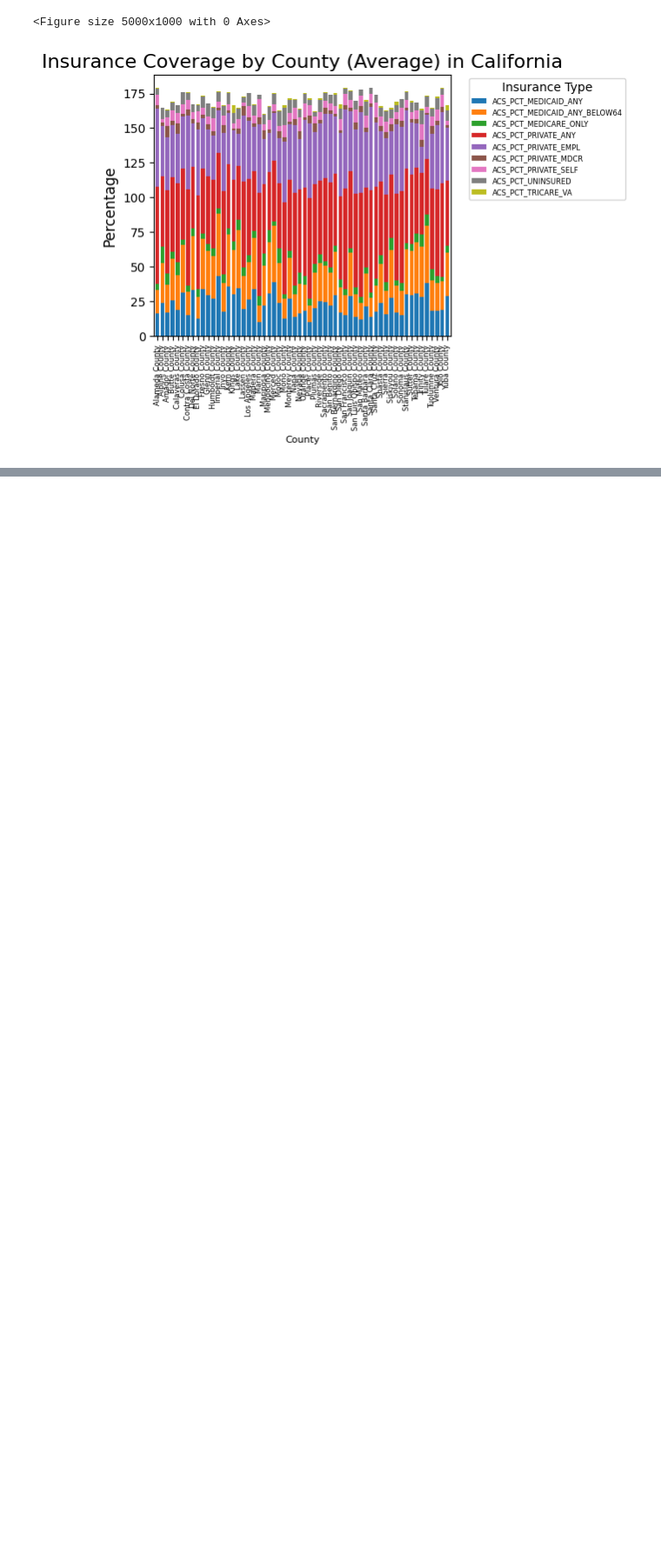
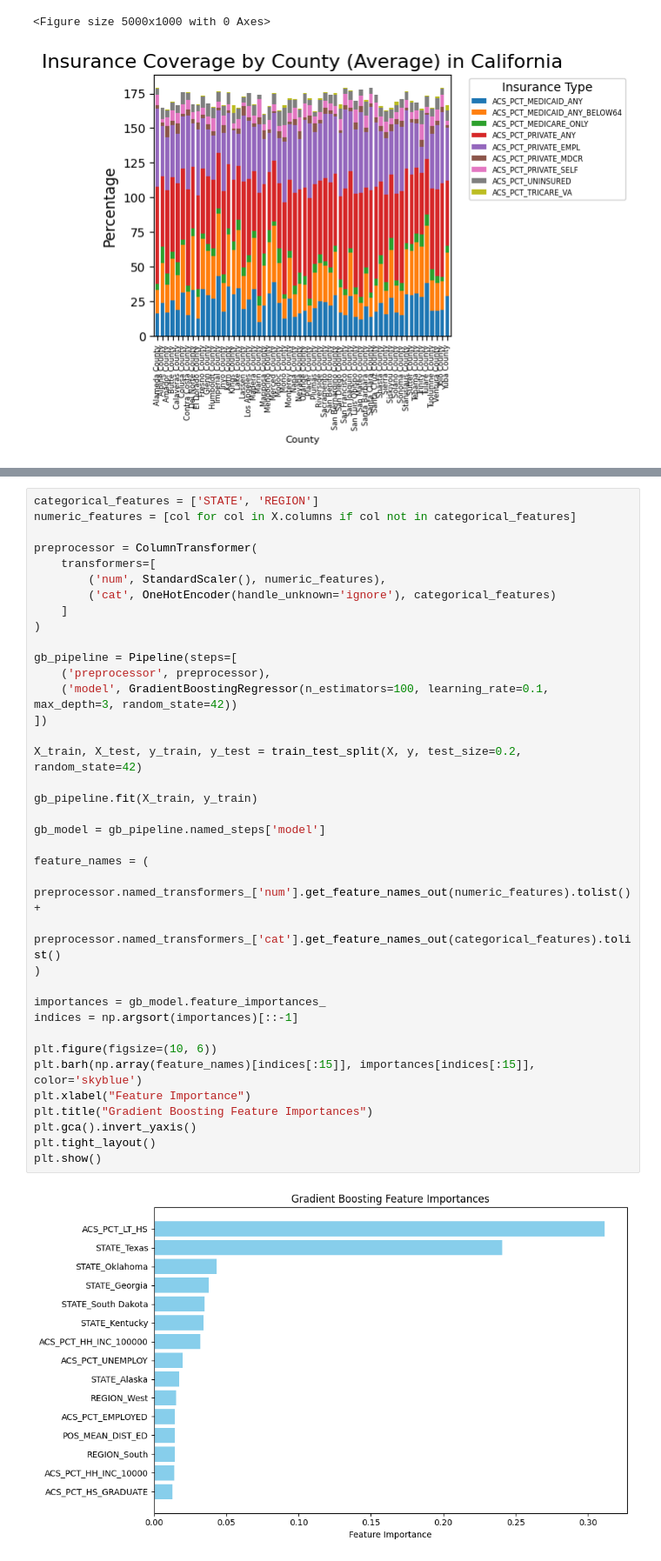
Before and after one commit to madisonmariani4/MarianiHall_SESdisease, a Jupyter notebook: Nat&Mad.ipynb, the cells around one changed output, grey strips where cells are left out. Shown at 87% size. Cells and saved outputs as stored; diff of their text form; blank space fills up the shorter version.

```diff
--- a/Nat&Mad.ipynb
+++ b/Nat&Mad.ipynb
@@ -166,0 +356,39 @@ plt.show()
+# %%
+categorical_features = ['STATE', 'REGION']
+numeric_features = [col for col in X.columns if col not in categorical_features]
+
+preprocessor = ColumnTransformer(
+    transformers=[
+        ('num', StandardScaler(), numeric_features),
+        ('cat', OneHotEncoder(handle_unknown='ignore'), categorical_features)
+    ]
+)
+
+gb_pipeline = Pipeline(steps=[
+    ('preprocessor', preprocessor),
+    ('model', GradientBoostingRegressor(n_estimators=100, learning_rate=0.1, max_depth=3, random_state=42))
+])
+
+X_train, X_test, y_train, y_test = train_test_split(X, y, test_size=0.2, random_state=42)
+
+gb_pipeline.fit(X_train, y_train)
+
+gb_model = gb_pipeline.named_steps['model']
+
+feature_names = (
+    preprocessor.named_transformers_['num'].get_feature_names_out(numeric_features).tolist() +
+    preprocessor.named_transformers_['cat'].get_feature_names_out(categorical_features).tolist()
+)
+
+importances = gb_model.feature_importances_
+indices = np.argsort(importances)[::-1]
+
+plt.figure(figsize=(10, 6))
+plt.barh(np.array(feature_names)[indices[:15]], importances[indices[:15]], color='skyblue')
+plt.xlabel("Feature Importance")
+plt.title("Gradient Boosting Feature Importances")
+plt.gca().invert_yaxis()
+plt.tight_layout()
+plt.show()
+# %% [output]
+[figure, added]
```
Also changed, not shown: parts of 8 cells of this notebook.
